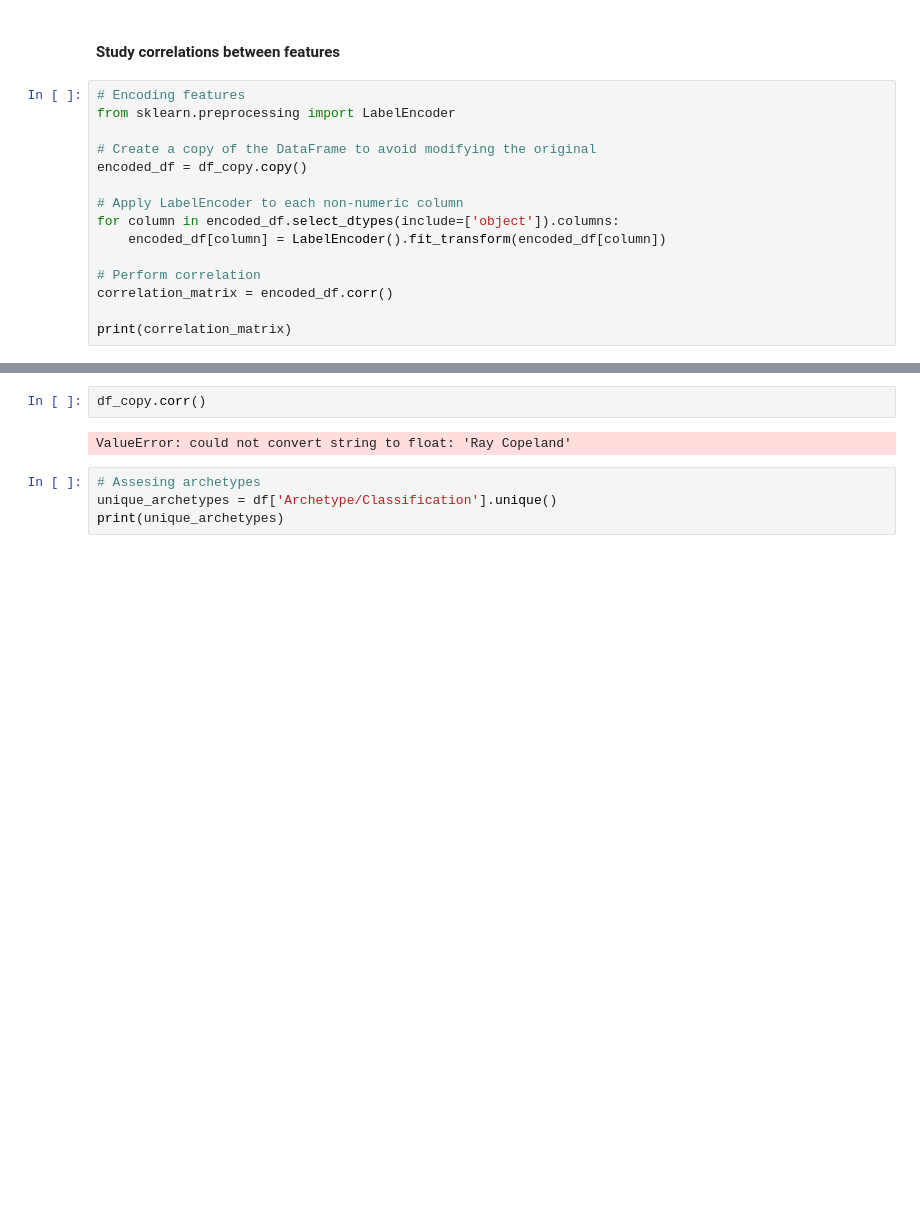
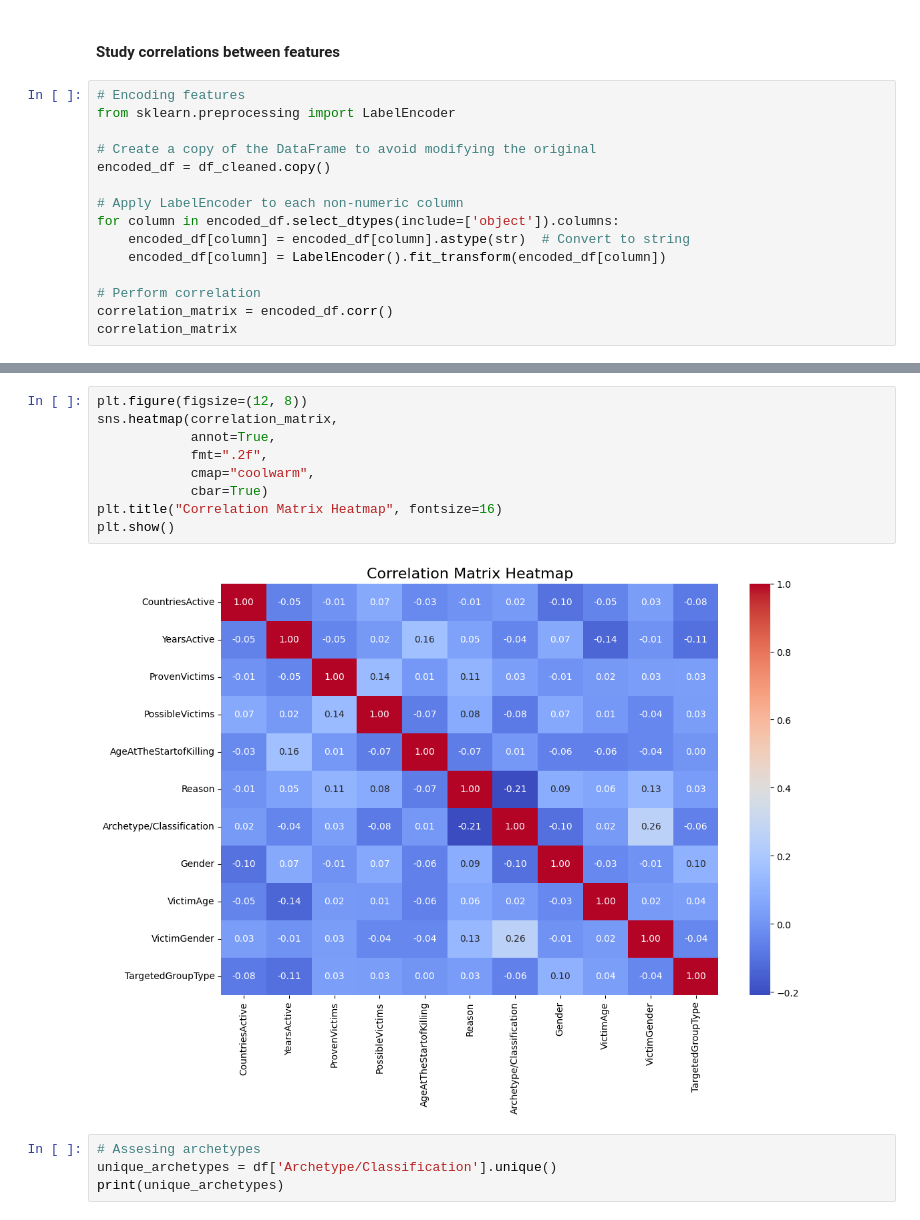
Before and after one commit to Bautist1000/MAL_FH, a Jupyter notebook: Final Assignment.ipynb, the cells around one changed output, grey strips where cells are left out. Saved outputs shown, nothing was run; the diff lists cells and outputs as text; blank space fills up the shorter version.

```diff
--- a/Final Assignment.ipynb
+++ b/Final Assignment.ipynb
@@ -138,14 +140,14 @@ print(df_cleaned['AgeAtTheStartofKilling'].isna().sum())
 from sklearn.preprocessing import LabelEncoder
 
 # Create a copy of the DataFrame to avoid modifying the original
-encoded_df = df_copy.copy()
+encoded_df = df_cleaned.copy()
 
 # Apply LabelEncoder to each non-numeric column
 for column in encoded_df.select_dtypes(include=['object']).columns:
+    encoded_df[column] = encoded_df[column].astype(str)  # Convert to string
     encoded_df[column] = LabelEncoder().fit_transform(encoded_df[column])
 
 # Perform correlation
 correlation_matrix = encoded_df.corr()
-
-print(correlation_matrix)
+correlation_matrix
 # %% [output]
@@ -153,7 +166,14 @@ TypeError: Encoders require their input argument must be uniformly strings or nu
-# %%
-df_copy.corr()
-# %% [output]
-ValueError: could not convert string to float: 'Ray Copeland'
+# %%
+plt.figure(figsize=(12, 8))
+sns.heatmap(correlation_matrix,
+            annot=True,
+            fmt=".2f",
+            cmap="coolwarm",
+            cbar=True)
+plt.title("Correlation Matrix Heatmap", fontsize=16)
+plt.show()
+# %% [output]
+[figure, added]
 # %%
 # Assesing archetypes
 unique_archetypes = df['Archetype/Classification'].unique()
```
Also changed, not shown: parts of 5 cells of this notebook.
